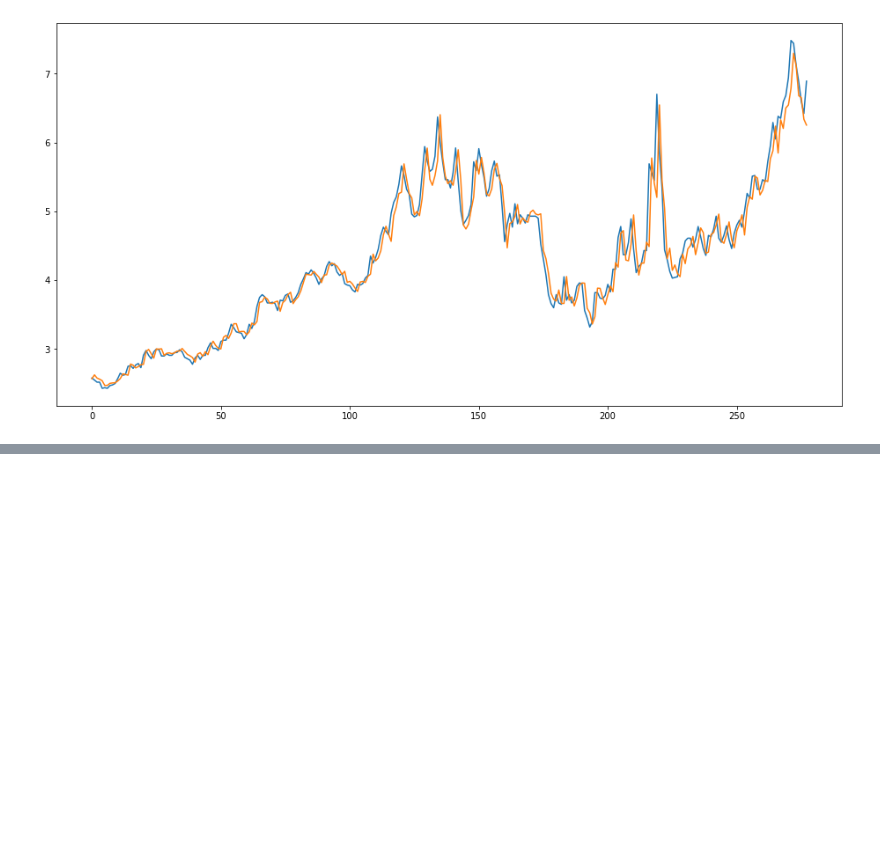
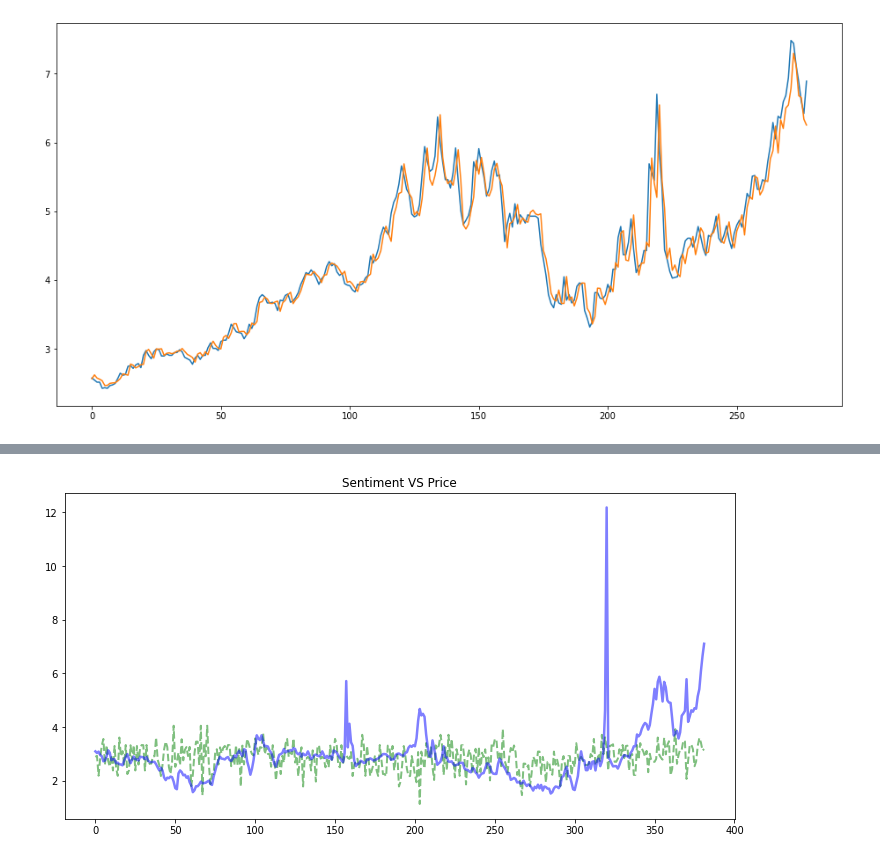
Before and after one commit to rumbleFTW/natural-gas-price-dashboard, a Jupyter notebook: proposedModel.ipynb, the cells around one changed output, grey strips where cells are left out. Cells and saved outputs as stored; diff of their text form; code cells hidden in the pictures; blank space fills up the shorter version.

Commit message:
Created weekly sentiment data

```diff
--- a/proposedModel.ipynb
+++ b/proposedModel.ipynb
@@ -146,3 +146,6 @@ def multiStepSampler(df, window, door):
         yRes.append(df.Price[i+window])
     tf.convert_to_tensor(xRes)
     return (tf.convert_to_tensor(xRes), tf.convert_to_tensor(yRes))
+# %%
+df = pd.read_csv('./data/weeklySentiment.csv')
+df.head()
@@ -148,0 +159,13 @@ def multiStepSampler(df, window, door):
+# %%
+avg = sum(list(df.Price))/len(list(df.Price))
+sen = list(df.Sentiment)
+price = list(df.Price)
+for i in range (len(sen)):
+    sen[i] = -(sen[i]*avg)+2
+plt.figure(figsize=(12, 6))
+l1 = plt.plot(sen, lw = 2, color='green', alpha=0.5, linestyle='dashed')
+l2 = plt.plot(price, lw = 2.5, color='blue', alpha=0.5)
+plt.title('Sentiment VS Price')
+plt.show()
+# %% [output]
+[figure, added]
```
Also changed, not shown: parts of 1 cell of this notebook, 2 other files.
